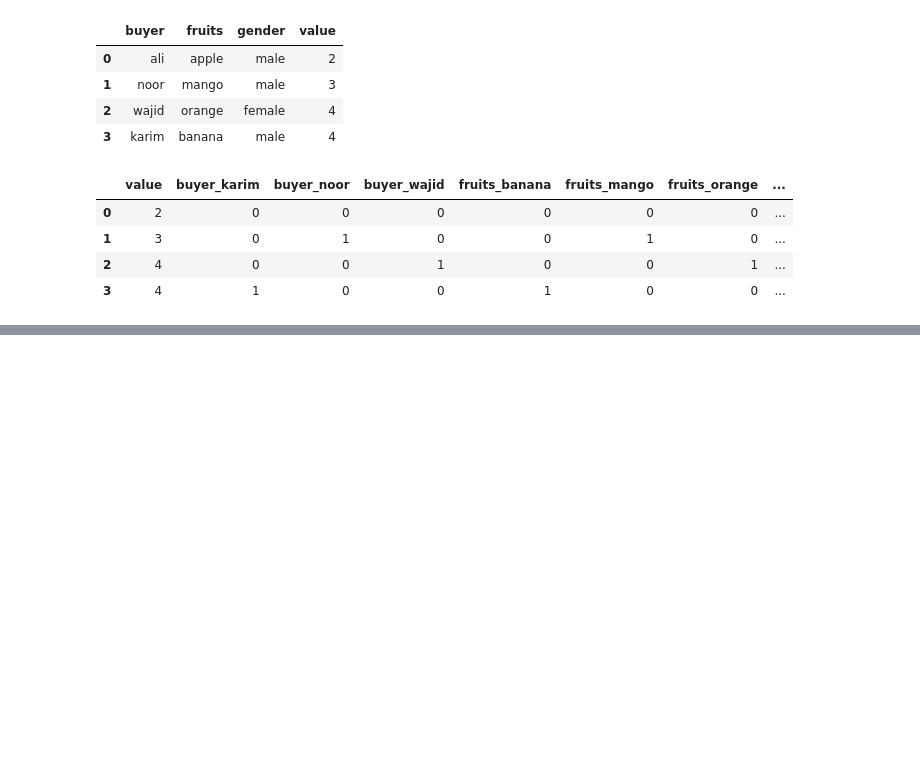
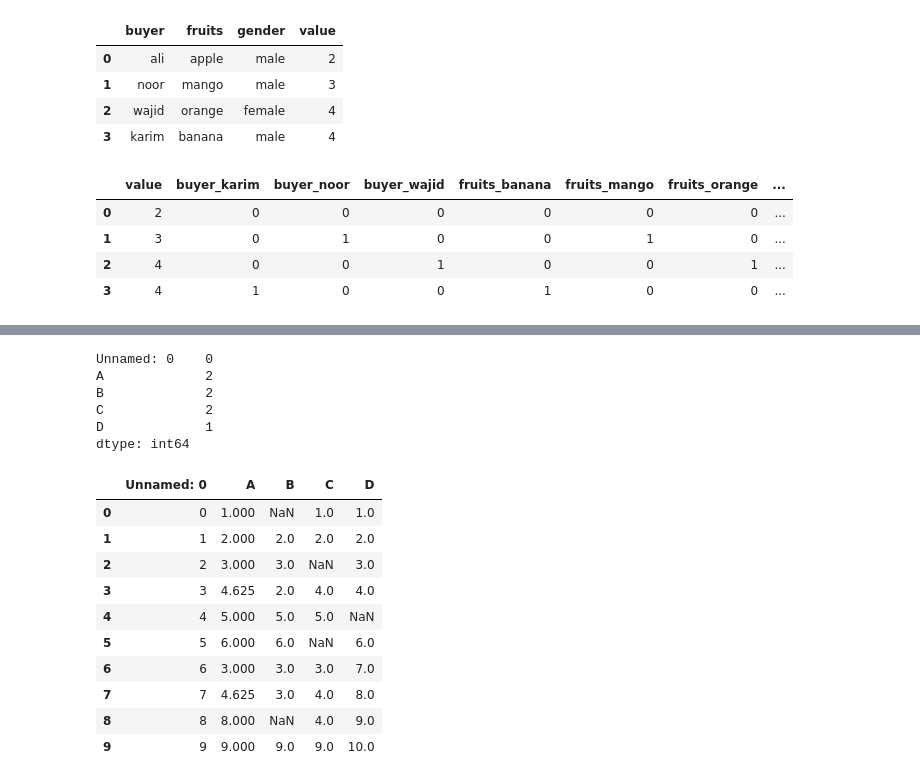
Before and after one commit to Dhe-Reigner/sk-learn, a Jupyter notebook: sci.ipynb, the cells around one changed output, grey strips where cells are left out. Drawn from its saved outputs; the diff is of its cells as text; code cells hidden in the pictures; blank space fills up the shorter version.

```diff
--- a/sci.ipynb
+++ b/sci.ipynb
@@ -790,0 +810,2 @@ from sklearn.preprocessing import OneHotEncoder
+# %%
+df = pd.read_csv('8_df.csv')
@@ -790,0 +821,9 @@ from sklearn.preprocessing import OneHotEncoder
+# %%
+df.isnull().sum()
+# %% [output]
+Unnamed: 0    0
+A             2
+B             2
+C             2
+D             1
+dtype: int64
@@ -790,0 +832,17 @@ from sklearn.preprocessing import OneHotEncoder
+# %%
+simple_mean = SimpleImputer(strategy='mean')
+df['A'] = simple_mean.fit_transform(df[['A']])
+# %%
+df
+# %% [output]
+|  | Unnamed: 0 | A | B | C | D |
+| 0 | 0 | 1.000 | NaN | 1.0 | 1.0 |
+| 1 | 1 | 2.000 | 2.0 | 2.0 | 2.0 |
+| 2 | 2 | 3.000 | 3.0 | NaN | 3.0 |
+| 3 | 3 | 4.625 | 2.0 | 4.0 | 4.0 |
+| 4 | 4 | 5.000 | 5.0 | 5.0 | NaN |
+| 5 | 5 | 6.000 | 6.0 | NaN | 6.0 |
+| 6 | 6 | 3.000 | 3.0 | 3.0 | 7.0 |
+| 7 | 7 | 4.625 | 3.0 | 4.0 | 8.0 |
+| 8 | 8 | 8.000 | NaN | 4.0 | 9.0 |
+| 9 | 9 | 9.000 | 9.0 | 9.0 | 10.0 |
```
Also changed, not shown: parts of 27 cells of this notebook, 2 other files.
